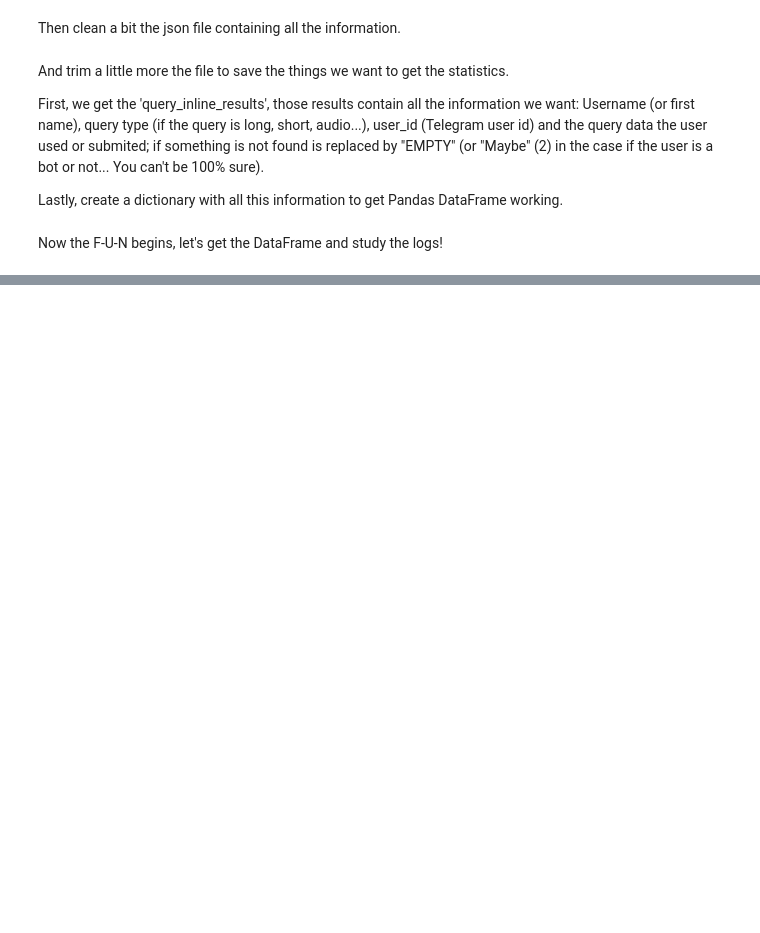
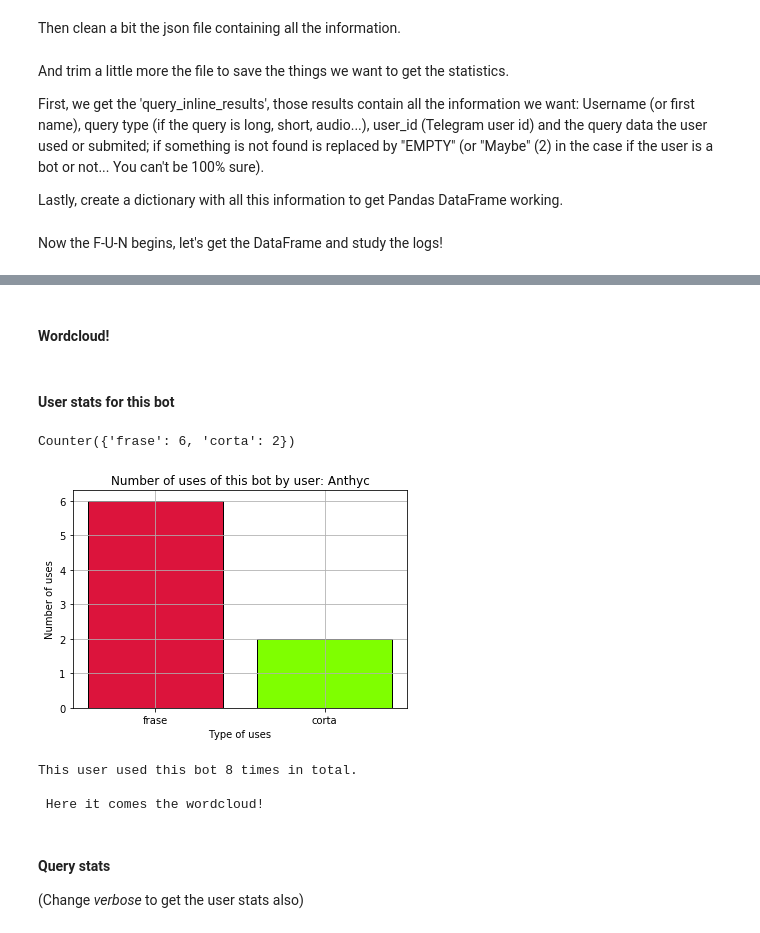
Before and after one commit to agvergara/Exploratory_Data_Analysis_Bot, a Jupyter notebook: cunhaobot_stats.ipynb, the cells around one changed output, grey strips where cells are left out. Cells and saved outputs as stored; diff of their text form; code cells hidden in the pictures; blank space fills up the shorter version.

```diff
--- a/cunhaobot_stats.ipynb
+++ b/cunhaobot_stats.ipynb
@@ -106,0 +217,17 @@ plt.show()
+# %% [markdown]
+#### Wordcloud!
+# %% [markdown]
+#### User stats for this bot
+# %%
+user_to_search = 'Anthyc'
+print_user_stats(user_to_search)
+print("\n Here it comes the wordcloud!\n")
+# %% [output]
+Counter({'frase': 6, 'corta': 2})
+[figure, added]
+This user used this bot 8 times in total.
+
+ Here it comes the wordcloud!
+# %% [markdown]
+#### Query stats
+(Change _verbose_ to get the user stats also)
```
Also changed, not shown: parts of 19 cells of this notebook.
